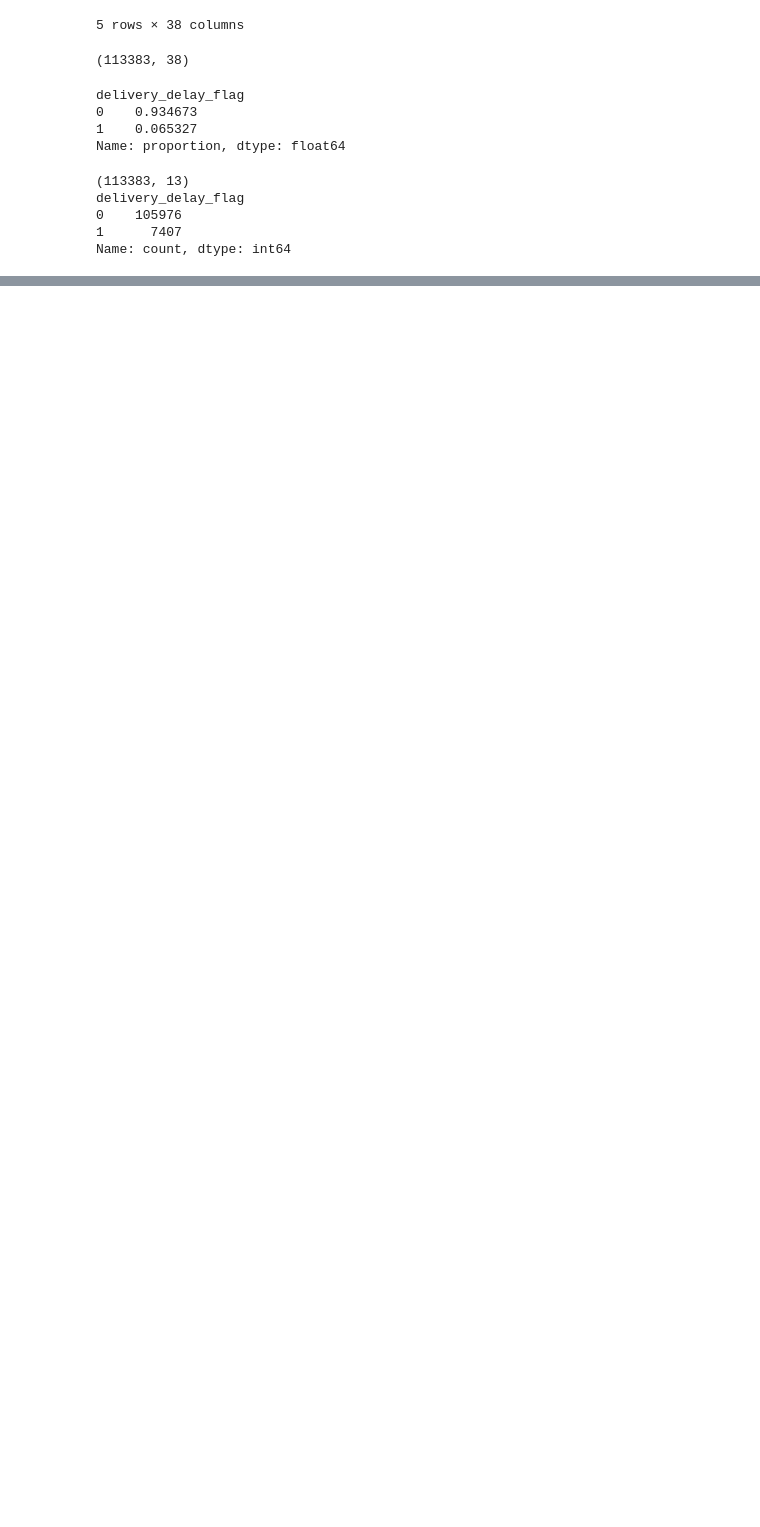
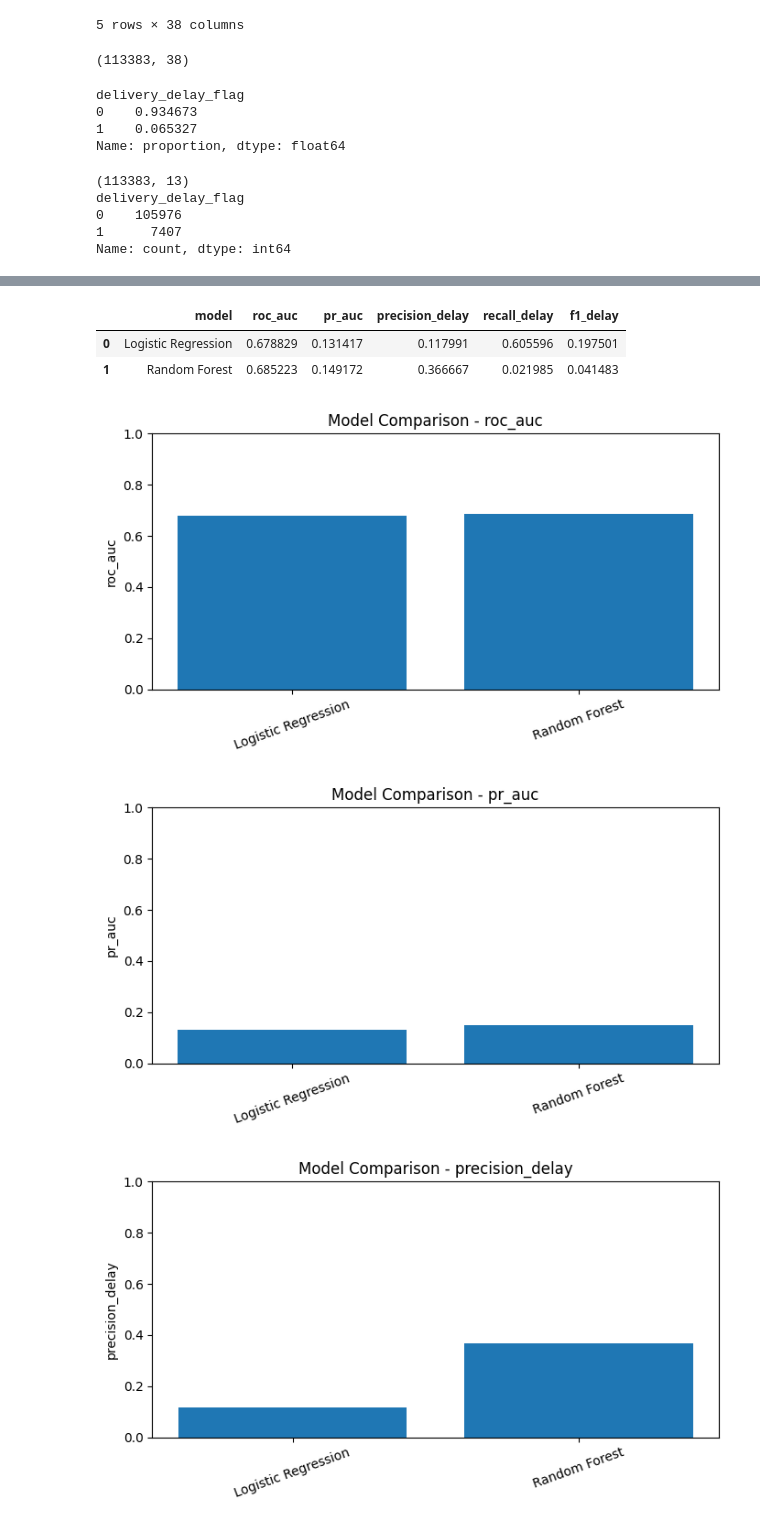
Before and after one commit to shambhavishanbhag1910/E-Commerce-Customer-Intelligence-Platform-using-Machine-Learning-and-MLOps, a Jupyter notebook: notebooks/01_baseline_delay_prediction.ipynb, the cells around one changed output, grey strips where cells are left out. Cells and saved outputs as stored; diff of their text form; code cells hidden in the pictures; blank space fills up the shorter version.

```diff
--- a/notebooks/01_baseline_delay_prediction.ipynb
+++ b/notebooks/01_baseline_delay_prediction.ipynb
@@ -335,0 +391,45 @@ Random Forest PR-AUC: 0.3503266771724514
+# %%
+models = {
+    "Logistic Regression": log_model,
+    "Random Forest": rf_model
+}
+
+results = []
+
+for model_name, model_obj in models.items():
+    y_pred = model_obj.predict(X_test)
+    y_prob = model_obj.predict_proba(X_test)[:, 1]
+
+    results.append({
+        "model": model_name,
+        "roc_auc": roc_auc_score(y_test, y_prob),
+        "pr_auc": average_precision_score(y_test, y_prob),
+        "precision_delay": precision_score(y_test, y_pred),
+        "recall_delay": recall_score(y_test, y_pred),
+        "f1_delay": f1_score(y_test, y_pred)
+    })
+
+results_df = pd.DataFrame(results)
+results_df
+# %% [output]
+|  | model | roc_auc | pr_auc | precision_delay | recall_delay | f1_delay |
+| 0 | Logistic Regression | 0.678829 | 0.131417 | 0.117991 | 0.605596 | 0.197501 |
+| 1 | Random Forest | 0.685223 | 0.149172 | 0.366667 | 0.021985 | 0.041483 |
+# %%
+# For Model comaparision chart
+metrics = ["roc_auc", "pr_auc", "precision_delay", "recall_delay", "f1_delay"]
+
+for metric in metrics:
+    plt.figure(figsize=(7, 4))
+    plt.bar(results_df["model"], results_df[metric])
+    plt.title(f"Model Comparison - {metric}")
+    plt.ylabel(metric)
+    plt.ylim(0, 1)
+    plt.xticks(rotation=20)
+    plt.tight_layout()
+    plt.savefig(f"reports/figures/model_comparison_{metric}.png", dpi=300)
+    plt.show()
+# %% [output]
+[figure, added]
+[figure, added]
+[figure, added]
```
Also changed, not shown: parts of 18 cells of this notebook, 15 other files.
